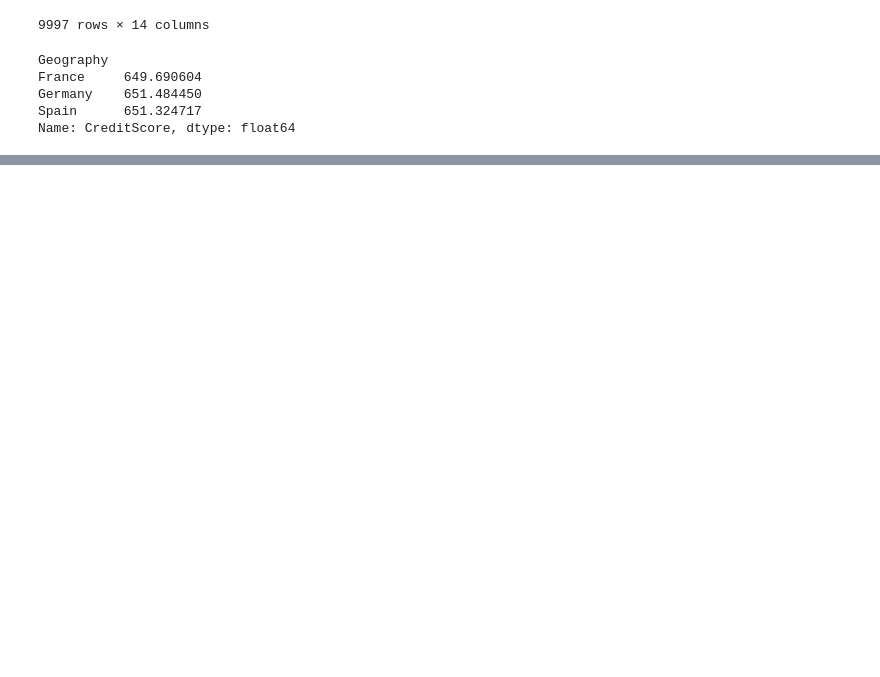
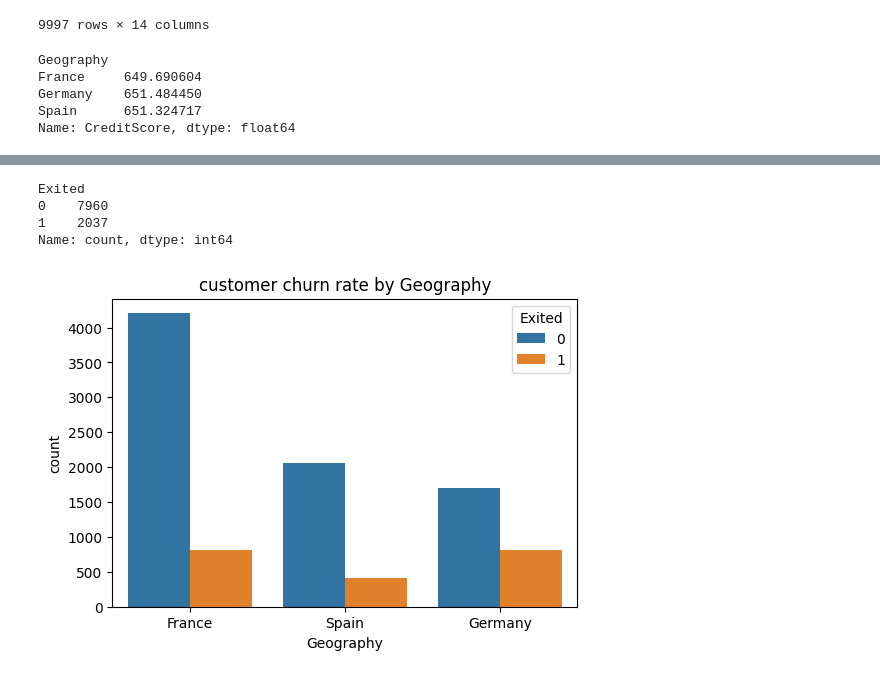
Before and after one commit to kwiver/data_science, a Jupyter notebook: bank_churn_analysis.ipynb, the cells around one changed output, grey strips where cells are left out. Cells and saved outputs as stored; diff of their text form; code cells hidden in the pictures; blank space fills up the shorter version.

```diff
--- a/bank_churn_analysis.ipynb
+++ b/bank_churn_analysis.ipynb
@@ -268,0 +305,17 @@ Name: CreditScore, dtype: float64
+# %%
+# check customer churn rate
+churn_values = df["Exited"].value_counts()
+churn_values
+# %% [output]
+Exited
+0    7960
+1    2037
+Name: count, dtype: int64
+# %%
+# create customer churn rate by geography
+plt.figure(figsize=(6,4))
+sns.countplot(data=df, x="Geography", hue= "Exited")
+plt.title("Customer churn rate by Geography")
+plt.show()
+# %% [output]
+[figure, added]
```
Also changed, not shown: parts of 14 cells of this notebook.
